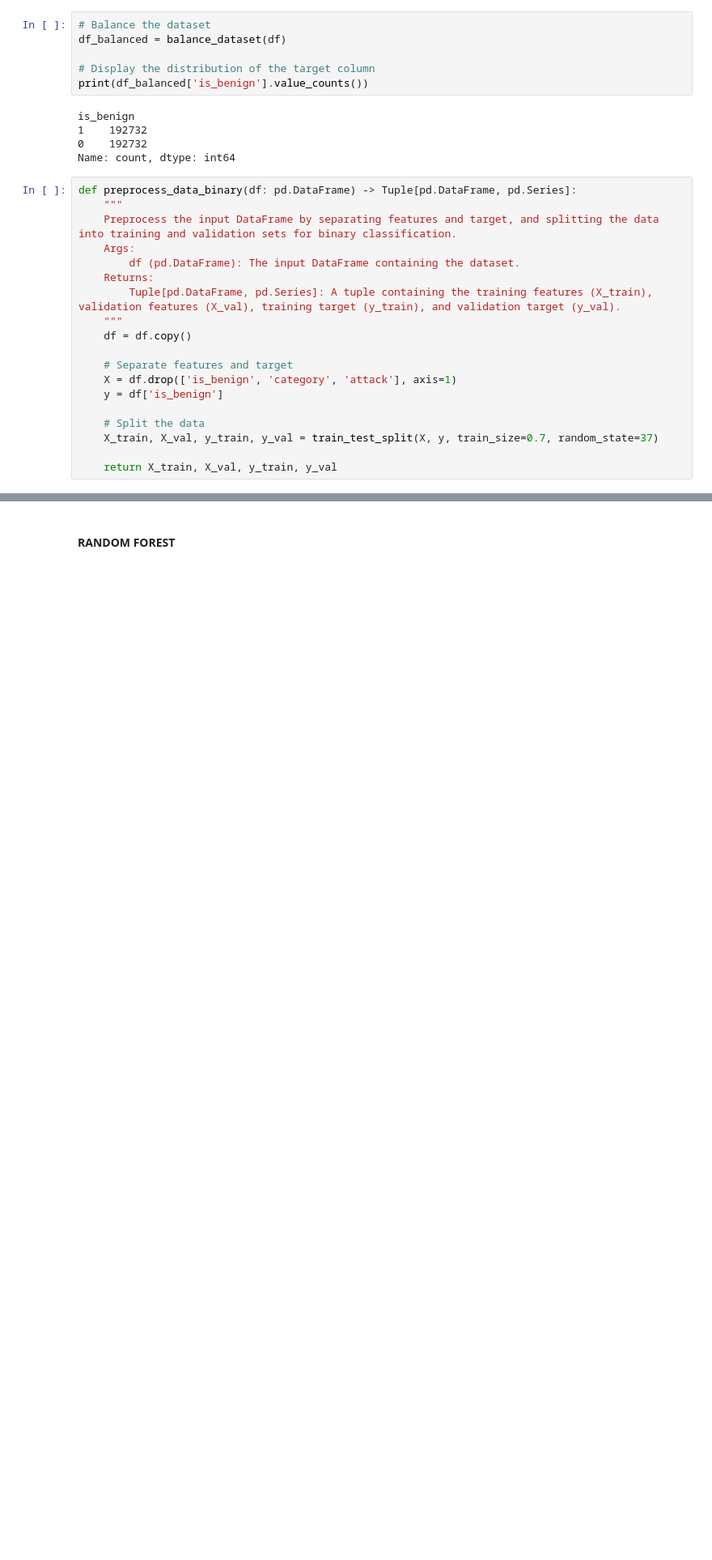
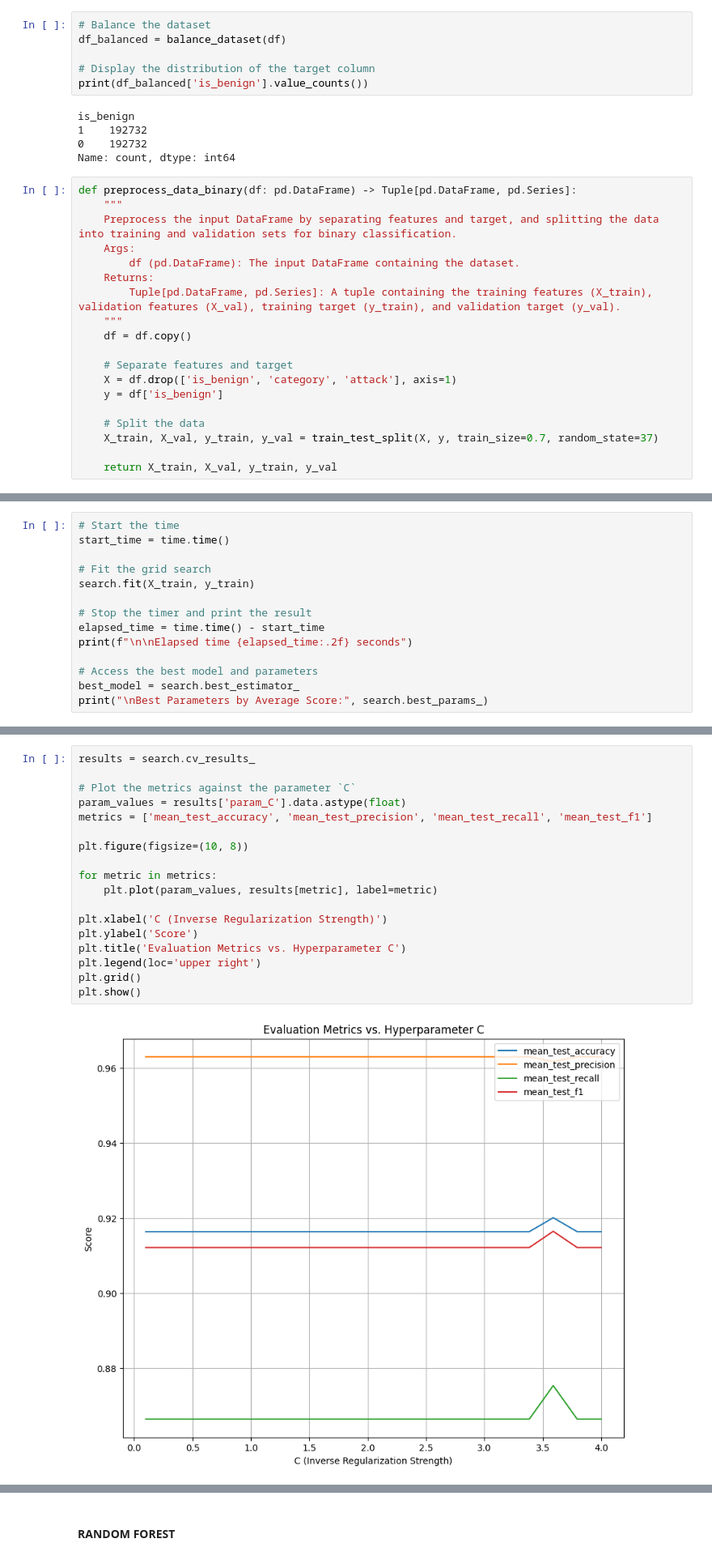
Before and after one commit to campanamattia/ai_for_security, a Jupyter notebook: notebook_edit.ipynb, the cells around one changed output, grey strips where cells are left out. Shown at 81% size. Cells and saved outputs as stored; diff of their text form; blank space fills up the shorter version.

```diff
--- a/notebook_edit.ipynb
+++ b/notebook_edit.ipynb
@@ -1358,0 +1384,14 @@ def preprocess_data_binary(df: pd.DataFrame) -> Tuple[pd.DataFrame, pd.Series]:
+# %%
+# Start the time
+start_time = time.time()
+
+# Fit the grid search
+search.fit(X_train, y_train)
+
+# Stop the timer and print the result
+elapsed_time = time.time() - start_time
+print(f"\n\nElapsed time {elapsed_time:.2f} seconds")
+
+# Access the best model and parameters
+best_model = search.best_estimator_
+print("\nBest Parameters by Average Score:", search.best_params_)
@@ -1358,0 +1403,20 @@ def preprocess_data_binary(df: pd.DataFrame) -> Tuple[pd.DataFrame, pd.Series]:
+# %%
+results = search.cv_results_
+
+# Plot the metrics against the parameter `C`
+param_values = results['param_C'].data.astype(float)
+metrics = ['mean_test_accuracy', 'mean_test_precision', 'mean_test_recall', 'mean_test_f1']
+
+plt.figure(figsize=(10, 8))
+
+for metric in metrics:
+    plt.plot(param_values, results[metric], label=metric)
+
+plt.xlabel('C (Inverse Regularization Strength)')
+plt.ylabel('Score')
+plt.title('Evaluation Metrics vs. Hyperparameter C')
+plt.legend(loc='upper right')
+plt.grid()
+plt.show()
+# %% [output]
+[figure, added]
```
Also changed, not shown: parts of 30 cells of this notebook, 7 other files.
